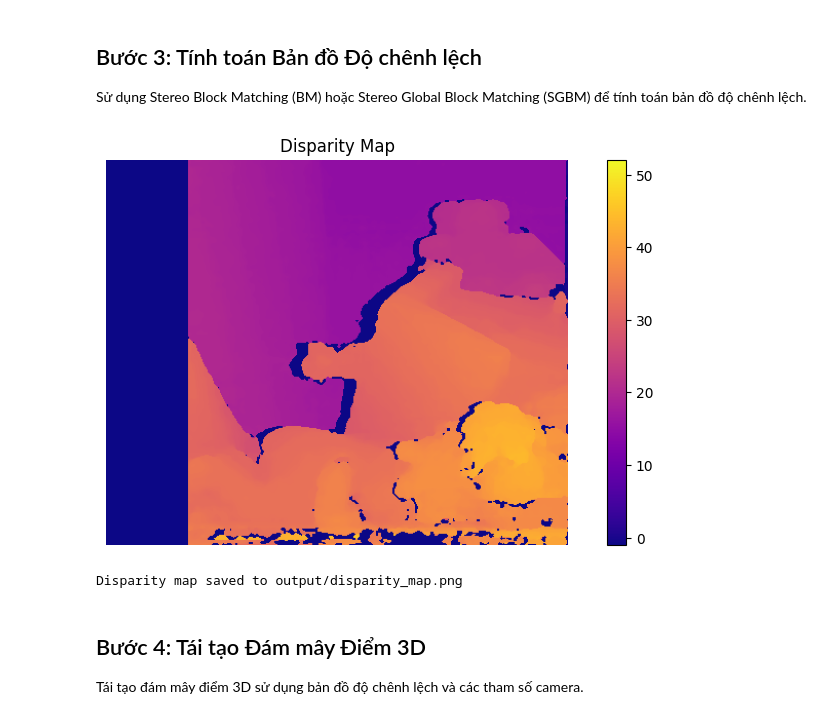
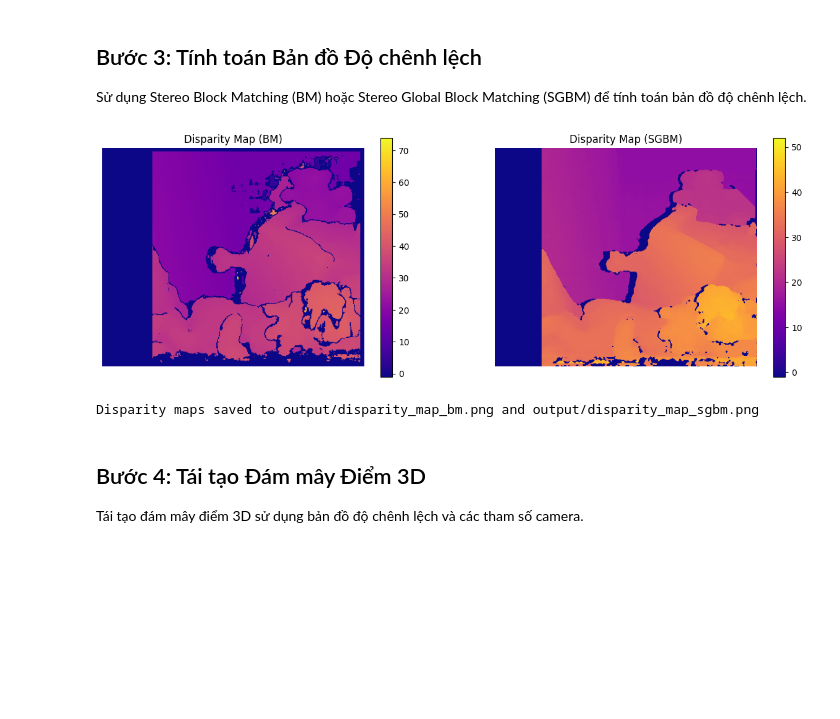
Before and after one commit to hino-hatake/computer-vision, a Jupyter notebook: 3d-reconstruction/stereo-vision.ipynb, the cells around one changed output. Drawn from its saved outputs; the diff is of its cells as text; code cells hidden in the pictures; blank space fills up the shorter version.

Commit message:
chơi cả bm và sgbm

```diff
--- a/3d-reconstruction/stereo-vision.ipynb
+++ b/3d-reconstruction/stereo-vision.ipynb
@@ -36,37 +36,50 @@ plt.show()
 ## Bước 3: Tính toán Bản đồ Độ chênh lệch
 Sử dụng Stereo Block Matching (BM) hoặc Stereo Global Block Matching (SGBM) để tính toán bản đồ độ chênh lệch.
 # %%
+# Compute disparity map using StereoBM
+stereo_bm = cv2.StereoBM_create(numDisparities=16*5, blockSize=15)
+disparity_bm = stereo_bm.compute(left_image, right_image).astype(np.float32) / 16.0
+
 # Compute disparity map using StereoSGBM
-stereo = cv2.StereoSGBM_create(
+stereo_sgbm = cv2.StereoSGBM_create(
     minDisparity=0,
     numDisparities=16*5,  # Must be divisible by 16
     blockSize=5,
     P1=8*3*5**2,
     P2=32*3*5**2,
     disp12MaxDiff=1,
     uniquenessRatio=10,
     speckleWindowSize=100,
     speckleRange=32
 )
+disparity_sgbm = stereo_sgbm.compute(left_image, right_image).astype(np.float32) / 16.0
 
-disparity = stereo.compute(left_image, right_image).astype(np.float32) / 16.0
+# Display disparity maps side-by-side
+plt.figure(figsize=(15, 5))
+plt.subplot(1, 2, 1)
+plt.imshow(disparity_bm, cmap='plasma')
+plt.colorbar()
+plt.title('Disparity Map (BM)')
+plt.axis('off')
 
-# Display disparity map
-plt.figure(figsize=(10, 5))
-plt.imshow(disparity, cmap='plasma')
+plt.subplot(1, 2, 2)
+plt.imshow(disparity_sgbm, cmap='plasma')
 plt.colorbar()
-plt.title('Disparity Map')
+plt.title('Disparity Map (SGBM)')
 plt.axis('off')
 plt.show()
 
-# Save disparity map to output directory
-output_path = 'output/disparity_map.png'
-disparity_normalized = cv2.normalize(disparity, None, alpha=0, beta=255, norm_type=cv2.NORM_MINMAX, dtype=cv2.CV_8U)
-cv2.imwrite(output_path, disparity_normalized)
-print(f'Disparity map saved to {output_path}')
+# Save disparity maps to output directory
+output_bm_path = 'output/disparity_map_bm.png'
+output_sgbm_path = 'output/disparity_map_sgbm.png'
+disparity_bm_normalized = cv2.normalize(disparity_bm, None, alpha=0, beta=255, norm_type=cv2.NORM_MINMAX, dtype=cv2.CV_8U)
+disparity_sgbm_normalized = cv2.normalize(disparity_sgbm, None, alpha=0, beta=255, norm_type=cv2.NORM_MINMAX, dtype=cv2.CV_8U)
+cv2.imwrite(output_bm_path, disparity_bm_normalized)
+cv2.imwrite(output_sgbm_path, disparity_sgbm_normalized)
+print(f'Disparity maps saved to {output_bm_path} and {output_sgbm_path}')
 # %% [output]
-[figure, old version]
+[figure, new version]
-Disparity map saved to output/disparity_map.png
+Disparity maps saved to output/disparity_map_bm.png and output/disparity_map_sgbm.png
 # %% [markdown]
 ## Bước 4: Tái tạo Đám mây Điểm 3D
 Tái tạo đám mây điểm 3D sử dụng bản đồ độ chênh lệch và các tham số camera.
```
Also changed, not shown: parts of 3 cells of this notebook, 10 other files.
